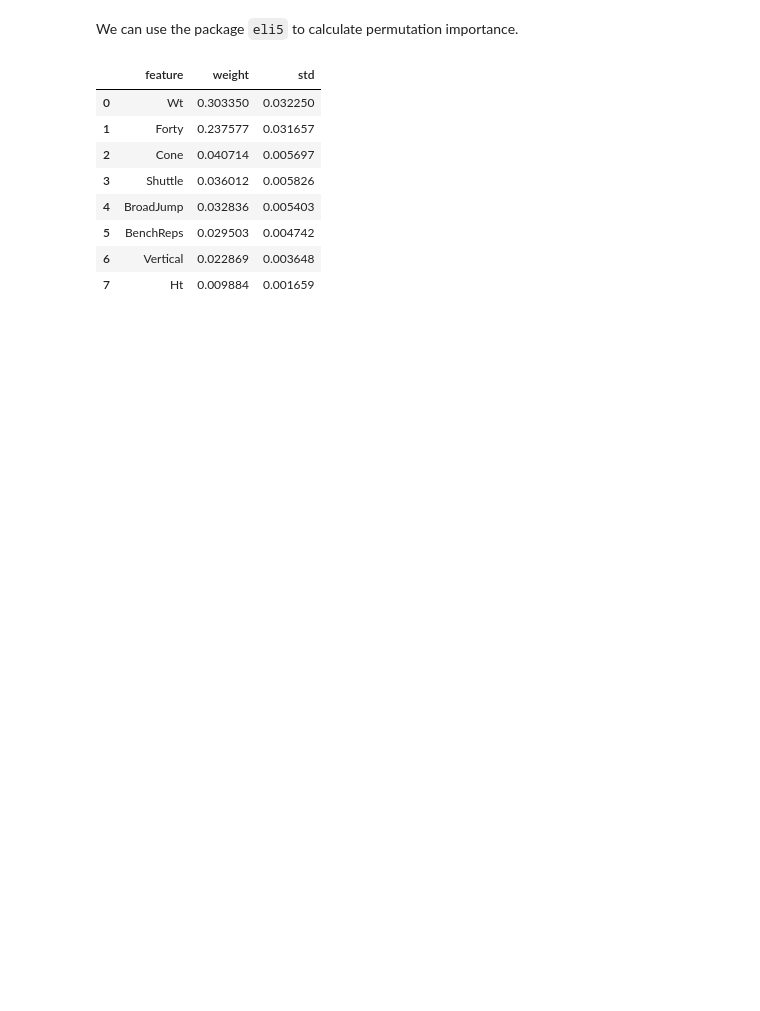
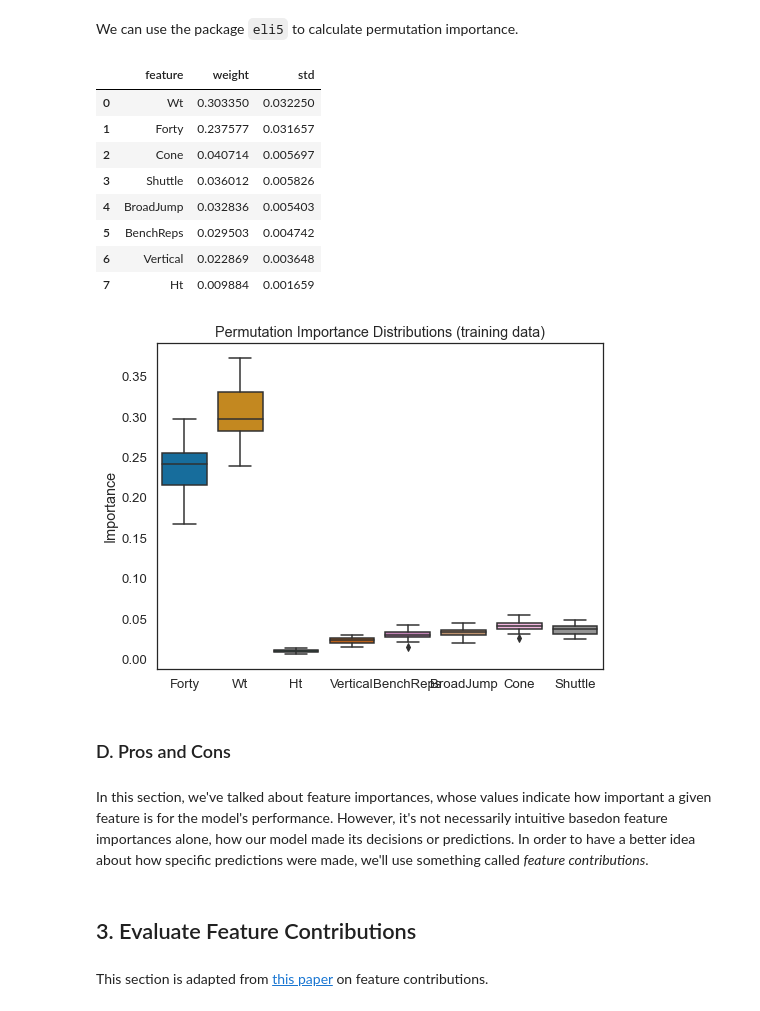
Before and after one commit to serenalotreck/tutorials, a Jupyter notebook: Tutorials/Interpretable_ML/Modified_Tutorial.ipynb, the cells around one changed output. Cells and saved outputs as stored; diff of their text form; code cells hidden in the pictures; blank space fills up the shorter version.

```diff
--- a/Tutorials/Interpretable_ML/Modified_Tutorial.ipynb
+++ b/Tutorials/Interpretable_ML/Modified_Tutorial.ipynb
@@ -579,3 +579,20 @@ eli5.explain_weights_df(perm_train, feature_names=features)
 | 5 | BenchReps | 0.029503 | 0.004742 |
 | 6 | Vertical | 0.022869 | 0.003648 |
 | 7 | Ht | 0.009884 | 0.001659 |
+# %%
+# plot the distributions
+perm_train_feat_imp_df = pd.DataFrame(data=perm_train.results_,
+                                      columns=features)
+(sns.boxplot(data=perm_train_feat_imp_df)
+        .set(title='Permutation Importance Distributions (training data)',
+             ylabel='Importance'));
+# %% [output]
+[figure, added]
+# %% [markdown]
+### D. Pros and Cons
+# %% [markdown]
+In this section, we've talked about feature importances, whose values indicate how important a given feature is for the model's performance. However, it's not necessarily intuitive basedon feature importances alone, how our model made its decisions or predictions. In order to have a better idea about how specific predictions were made, we'll use something called *feature contributions*.
+# %% [markdown]
+## 3. Evaluate Feature Contributions
+# %% [markdown]
+This section is adapted from [this paper](https://arxiv.org/pdf/1312.1121.pdf) on feature contributions.
```
Also changed, not shown: parts of 2 cells of this notebook.
